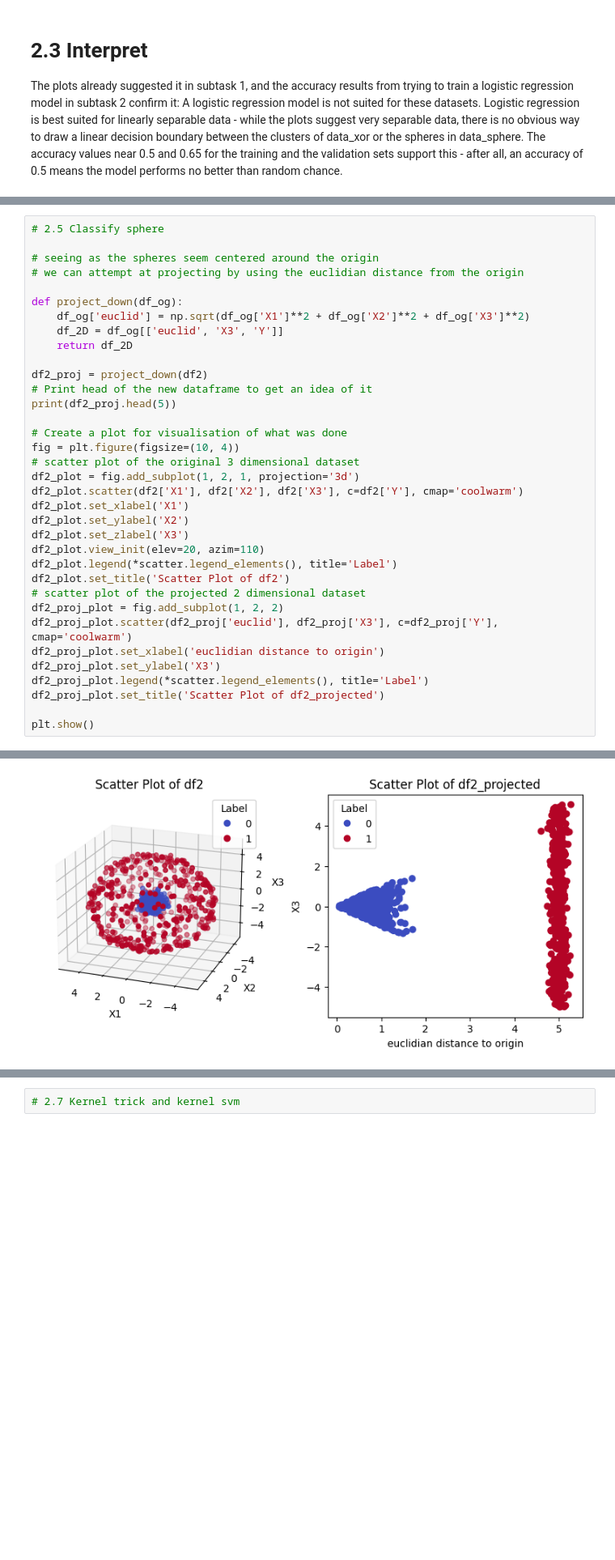
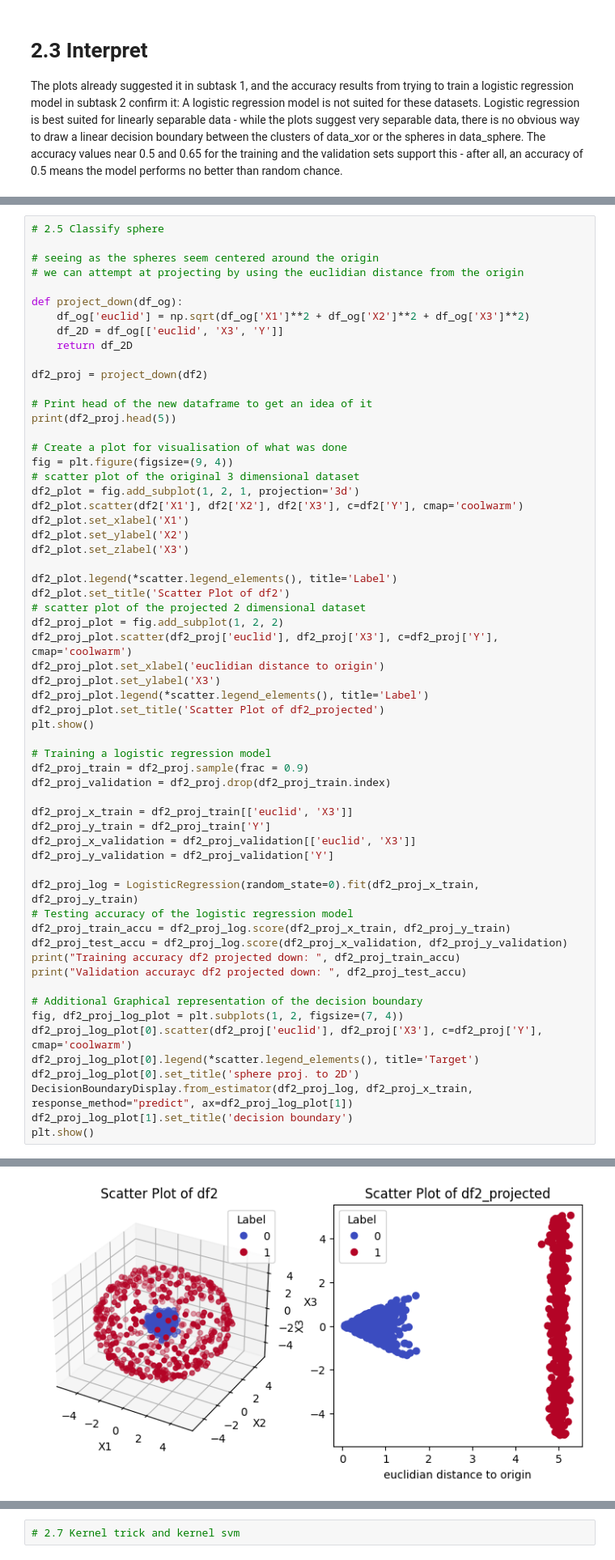
Before and after one commit to flowy-git/FDA, a Jupyter notebook: Lab1/lwyp_flowy.ipynb, the cells around one changed output, grey strips where cells are left out. Shown: that part at 81% size. Cells and saved outputs as stored; diff of their text form; blank space fills up the shorter version.

```diff
--- a/Lab1/lwyp_flowy.ipynb
+++ b/Lab1/lwyp_flowy.ipynb
@@ -448,34 +435,59 @@ def project_down(df_og):
     return df_2D
 
 df2_proj = project_down(df2)
+
 # Print head of the new dataframe to get an idea of it
 print(df2_proj.head(5))
 
 # Create a plot for visualisation of what was done
-fig = plt.figure(figsize=(10, 4))
+fig = plt.figure(figsize=(9, 4))
 # scatter plot of the original 3 dimensional dataset
 df2_plot = fig.add_subplot(1, 2, 1, projection='3d')
 df2_plot.scatter(df2['X1'], df2['X2'], df2['X3'], c=df2['Y'], cmap='coolwarm')
 df2_plot.set_xlabel('X1')
 df2_plot.set_ylabel('X2')
 df2_plot.set_zlabel('X3')
-df2_plot.view_init(elev=20, azim=110)
+
 df2_plot.legend(*scatter.legend_elements(), title='Label')
 df2_plot.set_title('Scatter Plot of df2')
 # scatter plot of the projected 2 dimensional dataset
 df2_proj_plot = fig.add_subplot(1, 2, 2)
 df2_proj_plot.scatter(df2_proj['euclid'], df2_proj['X3'], c=df2_proj['Y'], cmap='coolwarm')
 df2_proj_plot.set_xlabel('euclidian distance to origin')
 df2_proj_plot.set_ylabel('X3')
 df2_proj_plot.legend(*scatter.legend_elements(), title='Label')
 df2_proj_plot.set_title('Scatter Plot of df2_projected')
+plt.show()
 
+# Training a logistic regression model
+df2_proj_train = df2_proj.sample(frac = 0.9)
+df2_proj_validation = df2_proj.drop(df2_proj_train.index)
+
+df2_proj_x_train = df2_proj_train[['euclid', 'X3']]
+df2_proj_y_train = df2_proj_train['Y']
+df2_proj_x_validation = df2_proj_validation[['euclid', 'X3']]
+df2_proj_y_validation = df2_proj_validation['Y']
+
+df2_proj_log = LogisticRegression(random_state=0).fit(df2_proj_x_train, df2_proj_y_train)
+# Testing accuracy of the logistic regression model
+df2_proj_train_accu = df2_proj_log.score(df2_proj_x_train, df2_proj_y_train)
+df2_proj_test_accu = df2_proj_log.score(df2_proj_x_validation, df2_proj_y_validation)
+print("Training accuracy df2 projected down: ", df2_proj_train_accu)
+print("Validation accurayc df2 projected down: ", df2_proj_test_accu)
+
+# Additional Graphical representation of the decision boundary
+fig, df2_proj_log_plot = plt.subplots(1, 2, figsize=(7, 4))
+df2_proj_log_plot[0].scatter(df2_proj['euclid'], df2_proj['X3'], c=df2_proj['Y'], cmap='coolwarm')
+df2_proj_log_plot[0].legend(*scatter.legend_elements(), title='Target')
+df2_proj_log_plot[0].set_title('sphere proj. to 2D')
+DecisionBoundaryDisplay.from_estimator(df2_proj_log, df2_proj_x_train, response_method="predict", ax=df2_proj_log_plot[1])
+df2_proj_log_plot[1].set_title('decision boundary')
 plt.show()
 # %% [output]
      euclid        X3  Y
 0  0.215249  0.021378  0
 1  4.889938 -0.336472  1
 2  0.570720  0.254212  0
 3  0.529711  0.108954  0
 4  4.831467  2.177826  1
-[figure, old version]
+[figure, new version]
```
Also changed, not shown: parts of 6 cells of this notebook.
